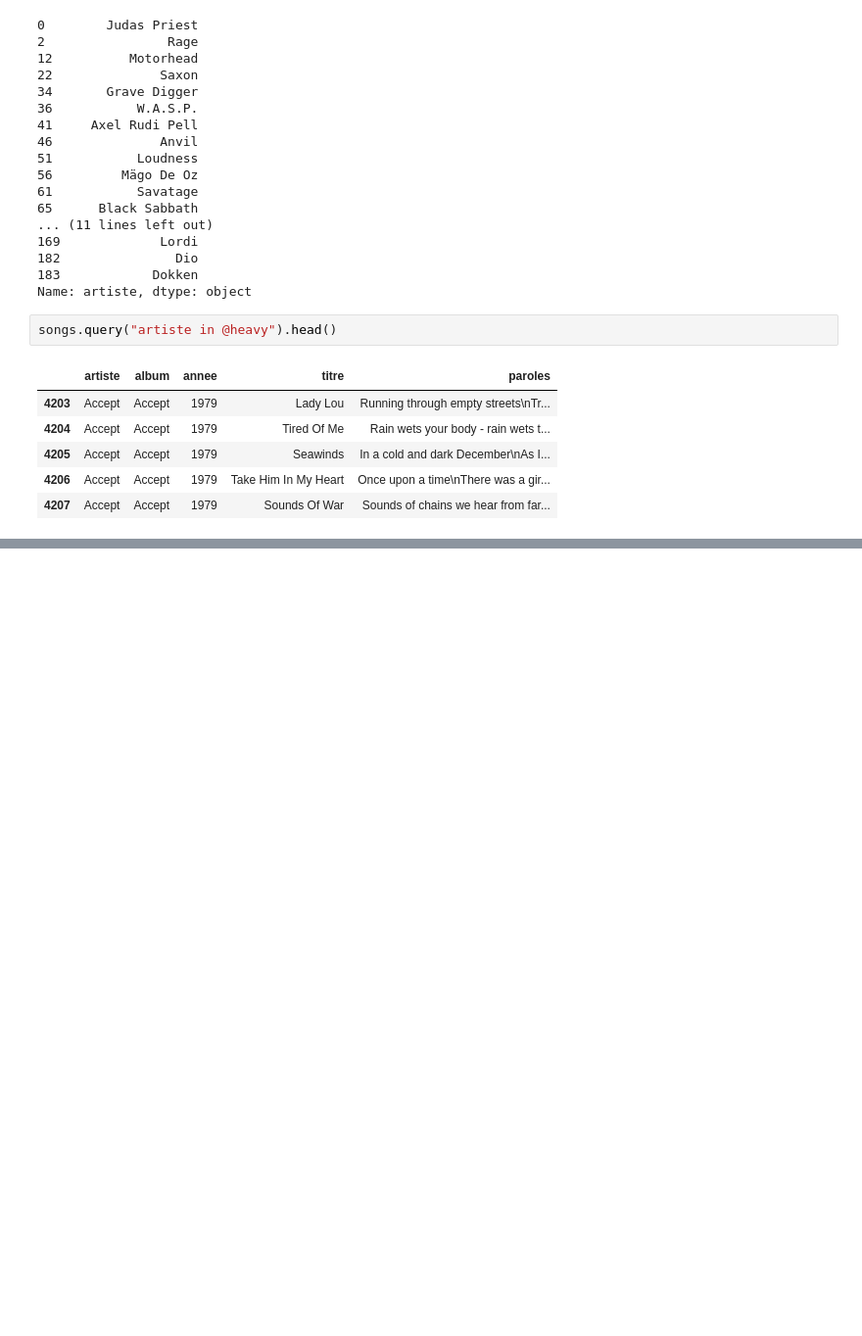
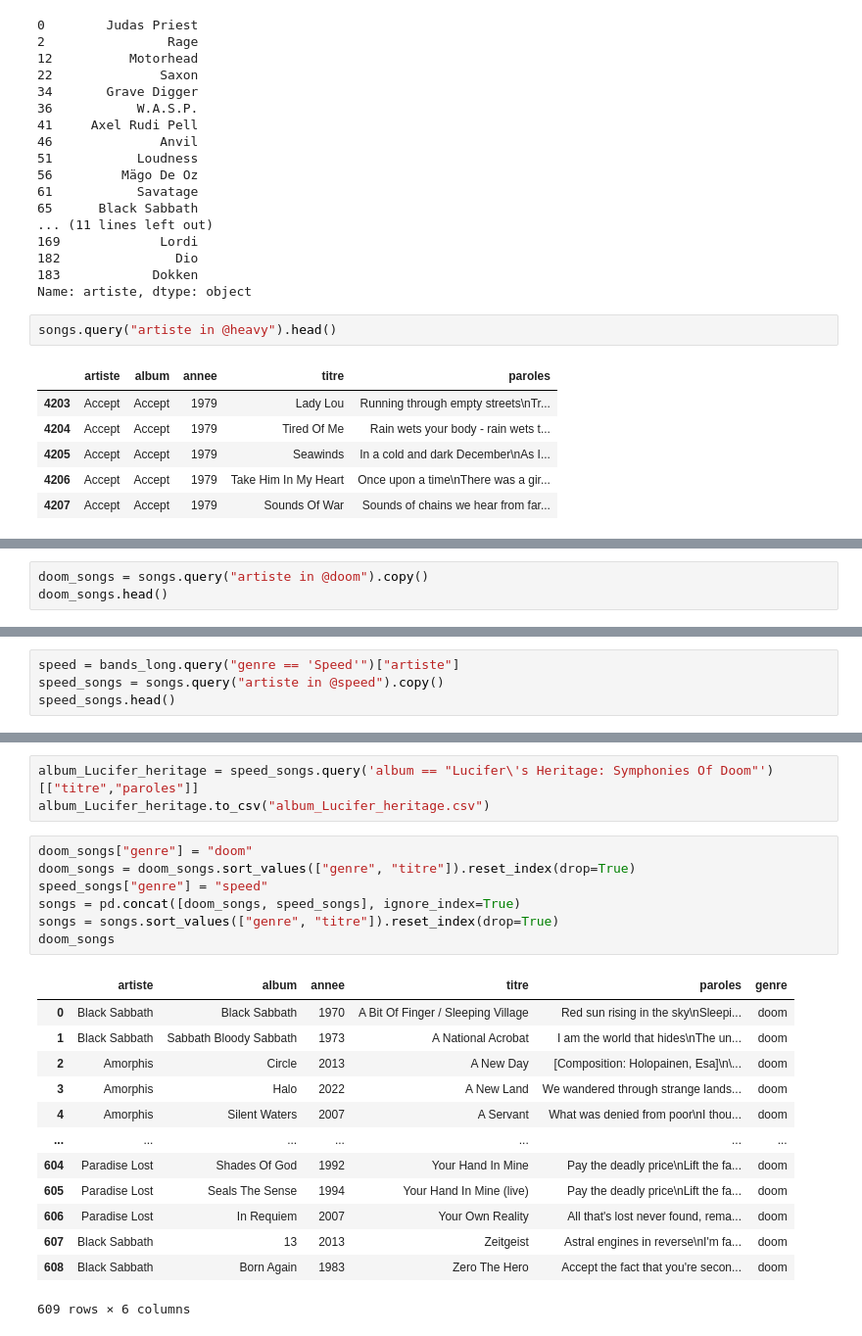
Before and after one commit to Ilyass-42/metal-mining, a Jupyter notebook: TestData.ipynb, the cells around one changed output, grey strips where cells are left out. Shown at 98% size. Cells and saved outputs as stored; diff of their text form; blank space fills up the shorter version.

```diff
--- a/TestData.ipynb
+++ b/TestData.ipynb
@@ -139,0 +166,3 @@ songs.query("artiste in @heavy").head()
+# %%
+doom_songs = songs.query("artiste in @doom").copy()
+doom_songs.head()
@@ -139,0 +179,4 @@ songs.query("artiste in @heavy").head()
+# %%
+speed = bands_long.query("genre == 'Speed'")["artiste"]
+speed_songs = songs.query("artiste in @speed").copy()
+speed_songs.head()
@@ -139,0 +190,24 @@ songs.query("artiste in @heavy").head()
+# %%
+album_Lucifer_heritage = speed_songs.query('album == "Lucifer\'s Heritage: Symphonies Of Doom"')[["titre","paroles"]]
+album_Lucifer_heritage.to_csv("album_Lucifer_heritage.csv")
+# %%
+doom_songs["genre"] = "doom"
+doom_songs = doom_songs.sort_values(["genre", "titre"]).reset_index(drop=True)
+speed_songs["genre"] = "speed"
+songs = pd.concat([doom_songs, speed_songs], ignore_index=True)
+songs = songs.sort_values(["genre", "titre"]).reset_index(drop=True)
+doom_songs
+# %% [output]
+|  | artiste | album | annee | titre | paroles | genre |
+| 0 | Black Sabbath | Black Sabbath | 1970 | A Bit Of Finger / Sleeping Village | Red sun rising in the sky\nSleepi... | doom |
+| 1 | Black Sabbath | Sabbath Bloody Sabbath | 1973 | A National Acrobat | I am the world that hides\nThe un... | doom |
+| 2 | Amorphis | Circle | 2013 | A New Day | [Composition: Holopainen, Esa]\n\... | doom |
+| 3 | Amorphis | Halo | 2022 | A New Land | We wandered through strange lands... | doom |
+| 4 | Amorphis | Silent Waters | 2007 | A Servant | What was denied from poor\nI thou... | doom |
+| ... | ... | ... | ... | ... | ... | ... |
+| 604 | Paradise Lost | Shades Of God | 1992 | Your Hand In Mine | Pay the deadly price\nLift the fa... | doom |
+| 605 | Paradise Lost | Seals The Sense | 1994 | Your Hand In Mine (live) | Pay the deadly price\nLift the fa... | doom |
+| 606 | Paradise Lost | In Requiem | 2007 | Your Own Reality | All that's lost never found, rema... | doom |
+| 607 | Black Sabbath | 13 | 2013 | Zeitgeist | Astral engines in reverse\nI'm fa... | doom |
+| 608 | Black Sabbath | Born Again | 1983 | Zero The Hero | Accept the fact that you're secon... | doom |
+609 rows × 6 columns
```
Also changed, not shown: parts of 6 cells of this notebook, 6 other files.
